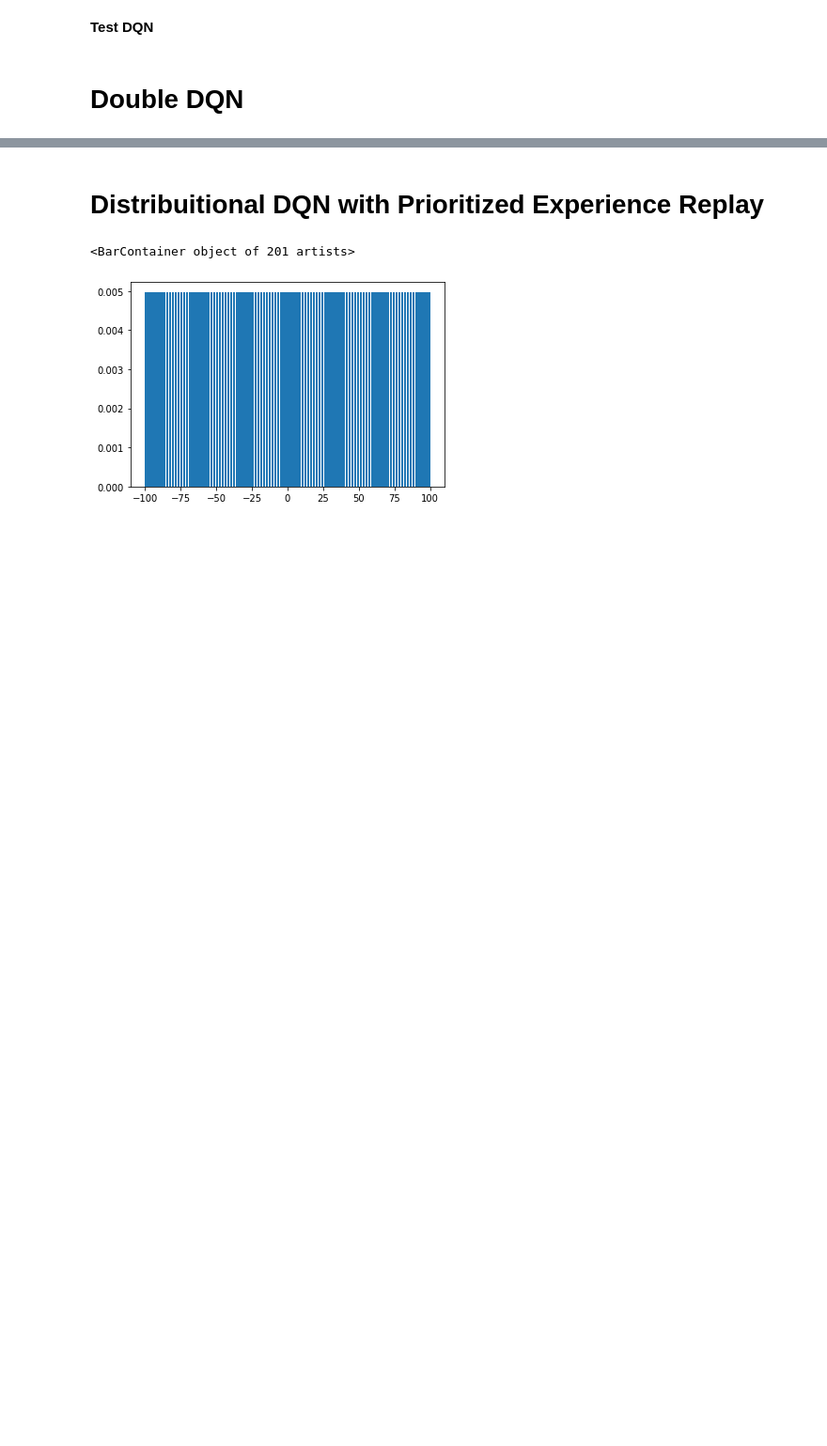
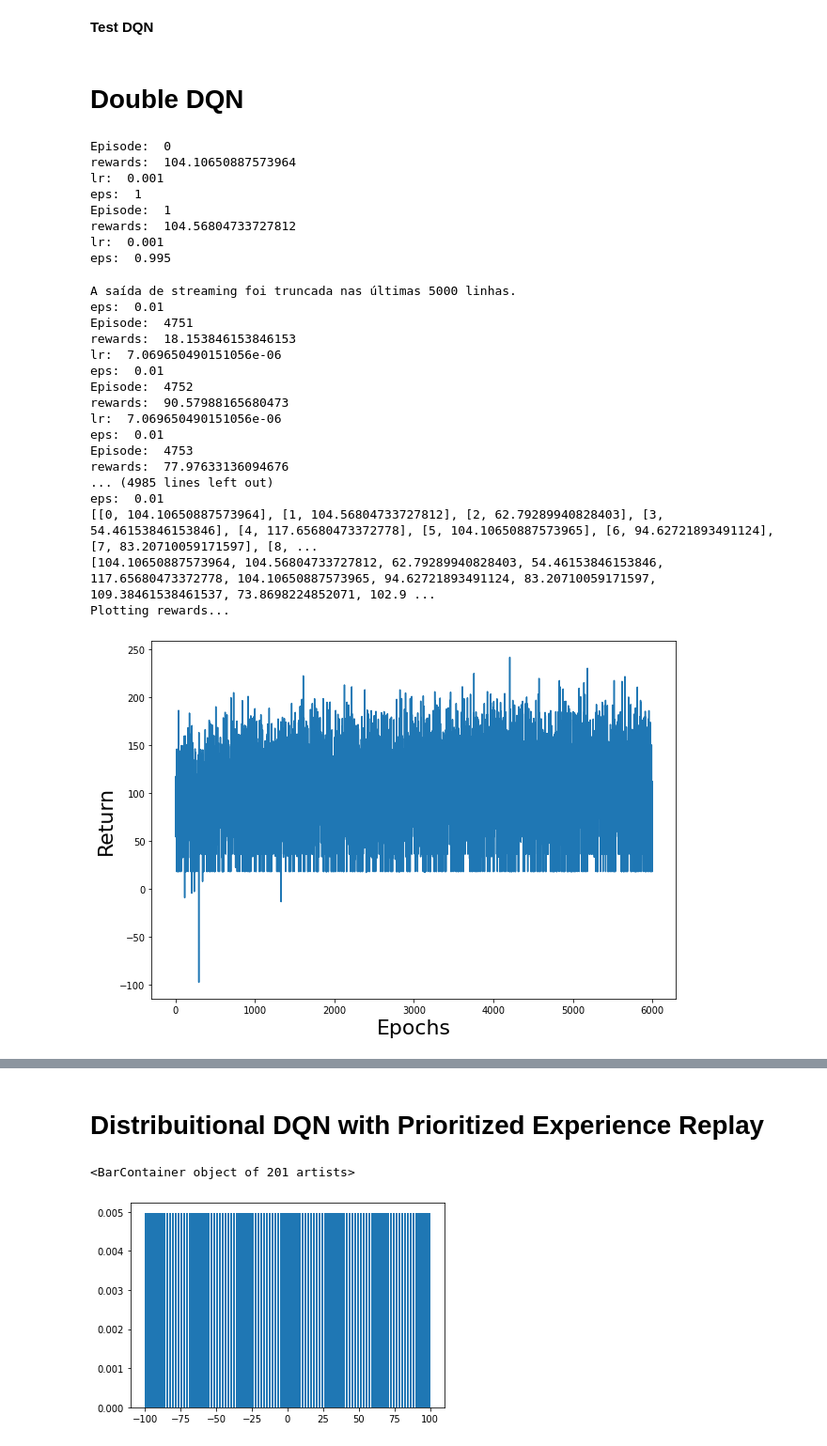
Before and after one commit to diogomgsimoes/DRL-Network-Path-Selection-For-Multimedia-Traffic-in-SDNs, a Jupyter notebook: DRL_routing.ipynb, the cells around one changed output, grey strips where cells are left out. Shown at 94% size. Cells and saved outputs as stored; diff of their text form; code cells hidden in the pictures; blank space fills up the shorter version.

```diff
--- a/DRL_routing.ipynb
+++ b/DRL_routing.ipynb
@@ -473,21 +482,17 @@ class QNetwork(nn.Module):
     def __init__(self, action_dim, state_dim, hidden_dim):
         super(QNetwork, self).__init__()
 
-        self.fc_1 = nn.Linear(320, 500)
-        self.fc_2 = nn.Linear(500, 800)
-        self.fc_3 = nn.Linear(800, 400)
-        self.fc_4 = nn.Linear(400, 200)
-        self.fc_5 = nn.Linear(200, 50)
-        self.fc_6 = nn.Linear(50, action_dim)
+        self.fc_1 = nn.Linear(845, 1500)
+        self.fc_2 = nn.Linear(1500, 700)
+        self.fc_3 = nn.Linear(700, 200)
+        self.fc_4 = nn.Linear(200, action_dim)
 
     def forward(self, inp):
 
         x1 = F.leaky_relu(self.fc_1(inp))
         x1 = F.leaky_relu(self.fc_2(x1))
         x1 = F.leaky_relu(self.fc_3(x1))
-        x1 = F.leaky_relu(self.fc_4(x1))
-        x1 = F.leaky_relu(self.fc_5(x1))
-        x1 = self.fc_6(x1)
+        x1 = self.fc_4(x1)
 
         return x1
 
@@ -526,7 +531,7 @@ class Memory:
 
 
 def select_action(model, env, state, eps):
-    _state = torch.flatten(torch.from_numpy(state.astype(np.float32))).reshape(1,320)
+    _state = torch.flatten(torch.from_numpy(state.astype(np.float32))).reshape(1, 845)
     state = _state.to(device)
 
     with torch.no_grad():
@@ -545,8 +550,8 @@ def train(batch_size, current, target, optim, memory, gamma):
 
     states, actions, next_states, rewards, is_done = memory.sample(batch_size)
 
-    _states = states.reshape(128, 320)
-    _next_states = next_states.reshape(128, 320)
+    _states = states.reshape(256, 845)
+    _next_states = next_states.reshape(256, 845)
 
     q_values = current(_states)
 
@@ -575,7 +580,7 @@ def evaluate(Qmodel, env, repeats):
         state = env.reset()
         done = False
         while not done:
-            _state = torch.flatten(torch.from_numpy(state.astype(np.float32))).reshape(1,320).to(device)
+            _state = torch.flatten(torch.from_numpy(state.astype(np.float32))).reshape(1, 845).to(device)
             with torch.no_grad():
                 values = Qmodel(_state)
             action = np.argmax(values.cpu().numpy())
@@ -588,9 +593,9 @@ def update_parameters(current_model, target_model):
     target_model.load_state_dict(current_model.state_dict())
 
 
-def main(gamma=0.99, lr=1e-3, min_episodes=128, eps=1, eps_decay=0.995, eps_min=0.01, update_step=50, batch_size=128, update_repeats=32,
-         num_episodes=2000, seed=42, max_memory_size=50000, lr_gamma=0.9, lr_step=100, measure_step=20,
-         measure_repeats=3, hidden_dim=160, env_name='DRL_Mininet-v0', cnn=False, horizon=np.inf, render=False, render_step=50):
+def main(gamma=0.99, lr=1e-3, min_episodes=2, eps=1, eps_decay=0.995, eps_min=0.01, update_step=50, batch_size=256, update_repeats=16,
+         num_episodes=6000, seed=42, max_memory_size=500000, lr_gamma=0.9, lr_step=100, measure_step=1,
+         measure_repeats=1, hidden_dim=160, env_name='DRL_Mininet-v0', cnn=False, horizon=np.inf, render=False, render_step=50):
 
     global total_rewards
     """
@@ -657,7 +662,7 @@ def main(gamma=0.99, lr=1e-3, min_episodes=128, eps=1, eps_decay=0.995, eps_min=
 
         state = env.reset()
         # _state = torch.flatten(torch.from_numpy(state.astype(np.float32))).reshape(1,320)
-        memory.state.append(state.reshape(1,320))
+        memory.state.append(state.reshape(1, 845))
 
         done = False
         i = 0
@@ -676,39 +681,67 @@ def main(gamma=0.99, lr=1e-3, min_episodes=128, eps=1, eps_decay=0.995, eps_min=
                 env.render()
 
             # save state, action, reward sequence
-            memory.update(state.reshape(1,320), action, reward, done)
+            memory.update(state.reshape(1, 845), action, reward, done)
 
         if episode >= min_episodes and episode % update_step == 0:
             for _ in range(update_repeats):
                 train(batch_size, Q_1, Q_2, optimizer, memory, gamma)
 
             # transfer new parameter from Q_1 to Q_2
             update_parameters(Q_1, Q_2)
 
         # update learning rate and eps
         scheduler.step()
         eps = max(eps*eps_decay, eps_min)
 
     print(performance)
     return Q_1, performance
 
-main()
+Q_1, performance = main()
+torch.save(Q_1.state_dict(), "ddqn_model_16_random_requests")
 print(total_rewards)
 print("Plotting rewards...")
 plt.figure(figsize=(10,7))
 plt.plot(total_rewards)
 plt.xlabel("Epochs",fontsize=22)
 plt.ylabel("Return",fontsize=22)
 plt.savefig('avg_return.png')
 
-sizes = [5, 10, 20]
+sizes = [25, 50, 100, 200]
 for size in sizes:
     avg = []
     for idx in range(0, len(total_rewards), size):
         avg += [sum(val for val in total_rewards[idx:idx + size]) / size]
 
     plt.figure(figsize=(10,7))
     plt.plot(avg)
     plt.xlabel("Epochs",fontsize=22)
     plt.ylabel("Return",fontsize=22)
     plt.savefig('avg_return_{}.png'.format(size))
+# %% [output]
+Episode:  0
+rewards:  104.10650887573964
+lr:  0.001
+eps:  1
+Episode:  1
+rewards:  104.56804733727812
+lr:  0.001
+eps:  0.995
+A saída de streaming foi truncada nas últimas 5000 linhas.
+eps:  0.01
+Episode:  4751
+rewards:  18.153846153846153
+lr:  7.069650490151056e-06
+eps:  0.01
+Episode:  4752
+rewards:  90.57988165680473
+lr:  7.069650490151056e-06
+eps:  0.01
+Episode:  4753
+rewards:  77.97633136094676
+... (4985 lines left out)
+eps:  0.01
+[[0, 104.10650887573964], [1, 104.56804733727812], [2, 62.79289940828403], [3, 54.46153846153846], [4, 117.65680473372778], [5, 104.10650887573965], [6, 94.62721893491124], [7, 83.20710059171597], [8, ...
+[104.10650887573964, 104.56804733727812, 62.79289940828403, 54.46153846153846, 117.65680473372778, 104.10650887573965, 94.62721893491124, 83.20710059171597, 109.38461538461537, 73.8698224852071, 102.9 ...
+Plotting rewards...
+[figure, added]
```
Also changed, not shown: parts of 20 cells of this notebook.
